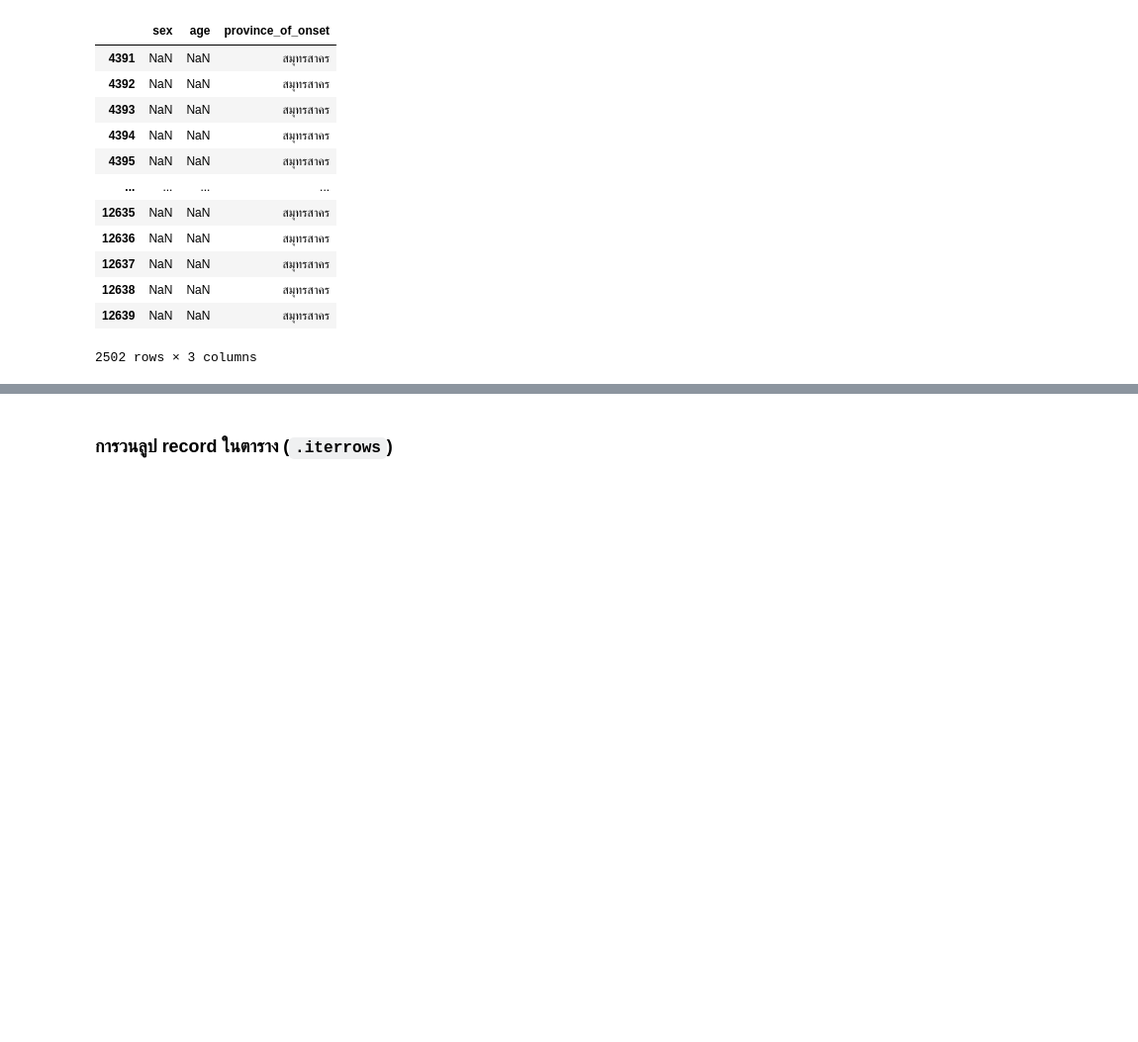
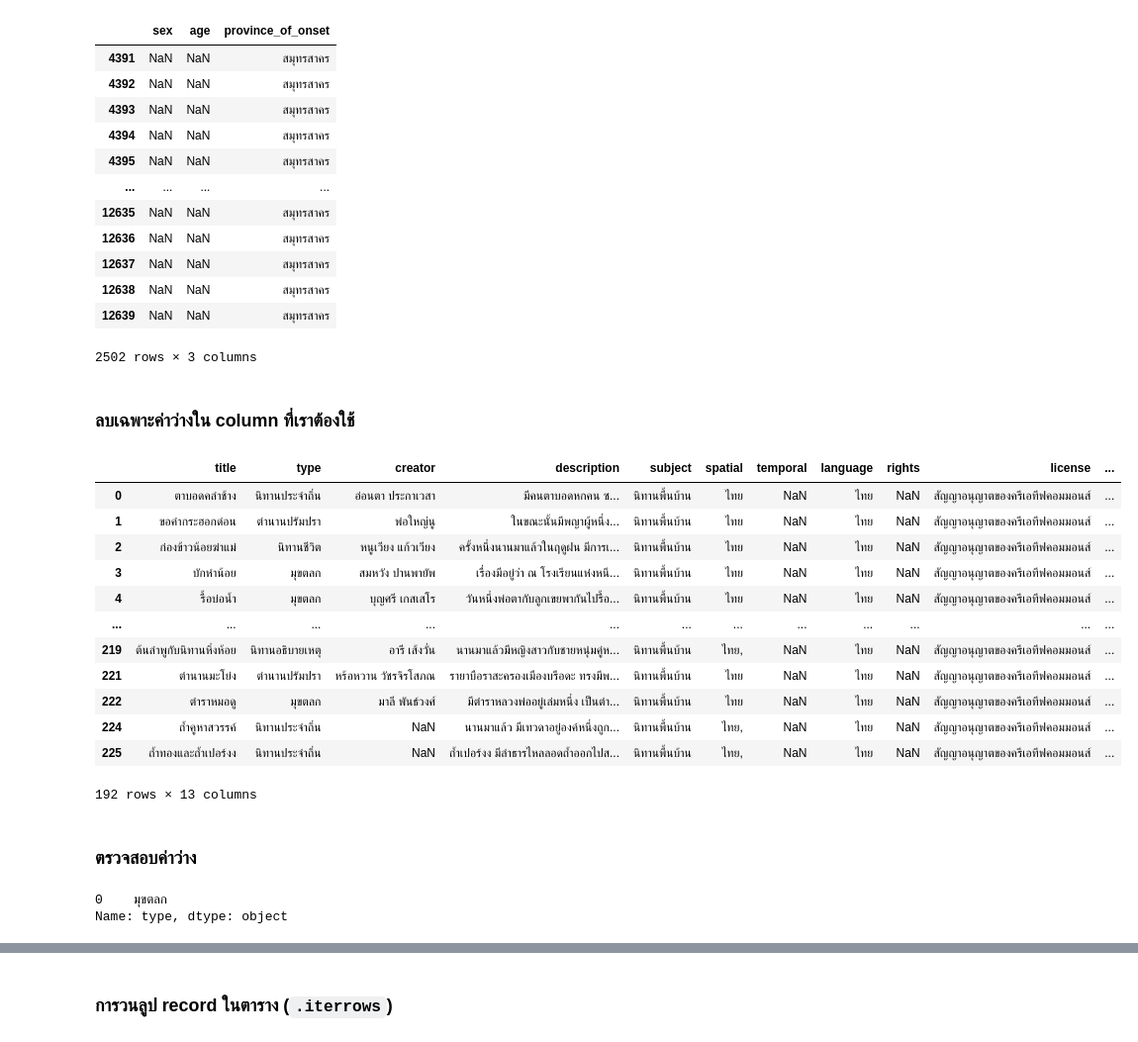
Before and after one commit to manudsanun/python_dataviz2024, a Jupyter notebook: Mm_Pandas_101.ipynb, the cells around one changed output, grey strips where cells are left out. Shown at 99% size. Cells and saved outputs as stored; diff of their text form; code cells hidden in the pictures; blank space fills up the shorter version.

```diff
--- a/Mm_Pandas_101.ipynb
+++ b/Mm_Pandas_101.ipynb
@@ -426,0 +480,2 @@ spatail ที่ไม่ใช่ไทยมีทั้งหมด 146 เ
+# %%
+folk_df = folk_df.dropna(subset = {'description'})
@@ -426,0 +487,3 @@ spatail ที่ไม่ใช่ไทยมีทั้งหมด 146 เ
+# %%
+folk_df = folk_df.dropna(subset = {'spatial'})
+folk_df.shape[0]
@@ -596,3 +661,5 @@ this_data_updated_2[this_data_updated['sex']=='ไม่รู้']
 | 12638 | NaN | NaN | สมุทรสาคร |
 | 12639 | NaN | NaN | สมุทรสาคร |
 2502 rows × 3 columns
+# %% [markdown]
+### ลบเฉพาะค่าว่างใน column ที่เราต้องใช้
@@ -598,0 +670,24 @@ this_data_updated_2[this_data_updated['sex']=='ไม่รู้']
+# %%
+this_data = folk_df.dropna(subset = ['title', 'description', 'type']) # สมมติ เราต้องใช้ ค่าในคอลัมน์
+this_data
+# %% [output]
+|  | title | type | creator | description | subject | spatial | temporal | language | rights | license | ... |
+| 0 | ตาบอดคลำช้าง | นิทานประจำถิ่น | อ่อนตา ประกาเวสา | มีคนตาบอดหกคน ซ... | นิทานพื้นบ้าน | ไทย | NaN | ไทย | NaN | สัญญาอนุญาตของครีเอทีฟคอมมอนส์ | ... |
+| 1 | ขอคำกระฮอกด่อน | ตำนานปรัมปรา | พ่อใหญ่นู | ในขณะนั้นมีพญาผู้หนึ่ง... | นิทานพื้นบ้าน | ไทย | NaN | ไทย | NaN | สัญญาอนุญาตของครีเอทีฟคอมมอนส์ | ... |
+| 2 | ก่องข้าวน้อยฆ่าแม่ | นิทานชีวิต | หนูเวียง แก้วเวียง | ครั้งหนึ่งนานมาแล้วในฤดูฝน มีการเ... | นิทานพื้นบ้าน | ไทย | NaN | ไทย | NaN | สัญญาอนุญาตของครีเอทีฟคอมมอนส์ | ... |
+| 3 | บักหำน้อย | มุขตลก | สมหวัง ปานพายัพ | เรื่องมีอยู่ว่า ณ โรงเรียนแห่งหนึ... | นิทานพื้นบ้าน | ไทย | NaN | ไทย | NaN | สัญญาอนุญาตของครีเอทีฟคอมมอนส์ | ... |
+| 4 | รื้อบ่อน้ำ | มุขตลก | บุญศรี เกสเสโร | วันหนึ่งพ่อตากับลูกเขยพากันไปรื้อ... | นิทานพื้นบ้าน | ไทย | NaN | ไทย | NaN | สัญญาอนุญาตของครีเอทีฟคอมมอนส์ | ... |
+| ... | ... | ... | ... | ... | ... | ... | ... | ... | ... | ... | ... |
+| 219 | ต้นลำพูกับนิทานหิ่งห้อย | นิทานอธิบายเหตุ | อารี เส้งวั่น | นานมาแล้วมีหญิงสาวกับชายหนุ่มคู่ห... | นิทานพื้นบ้าน | ไทย, | NaN | ไทย | NaN | สัญญาอนุญาตของครีเอทีฟคอมมอนส์ | ... |
+| 221 | ตำนานมะโย่ง | ตำนานปรัมปรา | หร้อหวาน วัชรจิรโสภณ | รายาบือราสะครองเมืองบรือดะ ทรงมีพ... | นิทานพื้นบ้าน | ไทย | NaN | ไทย | NaN | สัญญาอนุญาตของครีเอทีฟคอมมอนส์ | ... |
+| 222 | ตำราหมอดู | มุขตลก | มาลี พันธ์วงศ์ | มีตำราหลวงพ่ออยู่เล่มหนึ่ง เป็นตำ... | นิทานพื้นบ้าน | ไทย | NaN | ไทย | NaN | สัญญาอนุญาตของครีเอทีฟคอมมอนส์ | ... |
+| 224 | ถ้ำคูหาสวรรค์ | นิทานประจำถิ่น | NaN | นานมาแล้ว มีเทวดาอยู่องค์หนึ่งถูก... | นิทานพื้นบ้าน | ไทย, | NaN | ไทย | NaN | สัญญาอนุญาตของครีเอทีฟคอมมอนส์ | ... |
+| 225 | ถ้ำทองและถ้ำเปอร์งง | นิทานประจำถิ่น | NaN | ถ้ำเปอร์งง มีลำธารไหลลอดถ้ำออกไปส... | นิทานพื้นบ้าน | ไทย, | NaN | ไทย | NaN | สัญญาอนุญาตของครีเอทีฟคอมมอนส์ | ... |
+192 rows × 13 columns
+# %% [markdown]
+### ตรวจสอบค่าว่าง
+# %%
+folk_df['type'].mode() # หาฐานนิยม
+# %% [output]
+0    มุขตลก
+Name: type, dtype: object
```
Also changed, not shown: parts of 27 cells of this notebook.
